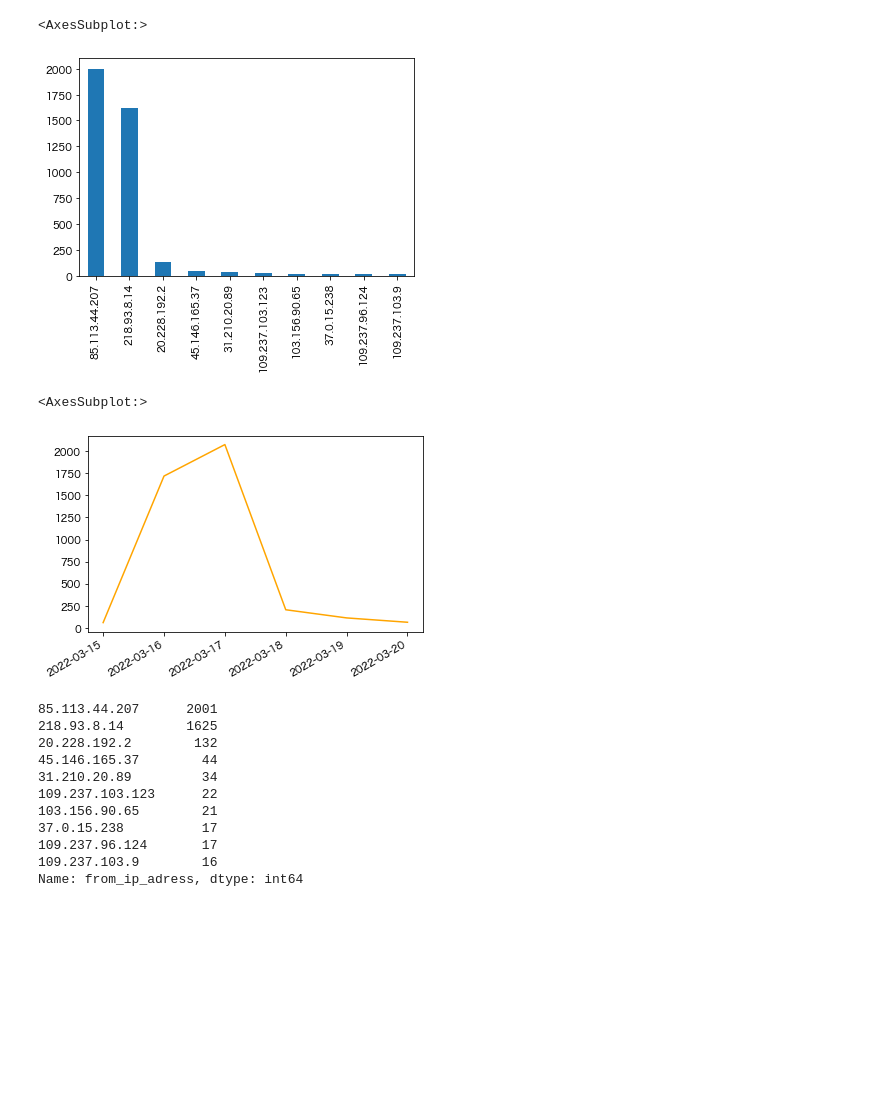
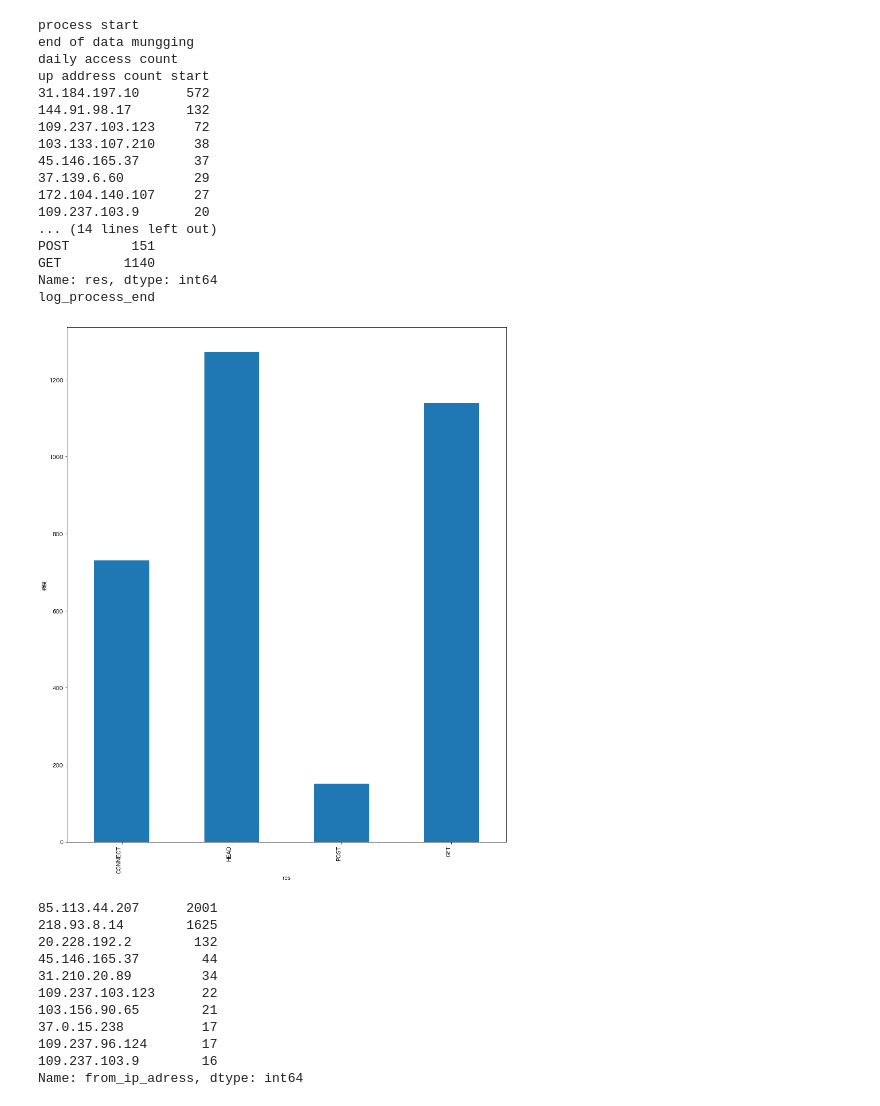
Before and after one commit to takishun/Security_practice_code, a Jupyter notebook: log_an.ipynb, the cells around one changed output. Saved outputs shown, nothing was run; the diff lists cells and outputs as text; code cells hidden in the pictures; blank space fills up the shorter version.

```diff
--- a/log_an.ipynb
+++ b/log_an.ipynb
@@ -63,13 +60,3 @@ data['res'][0]
-# %%
-data['from_ip_adress'].value_counts().sort_values(ascending=False).head(10).plot(kind='bar')
-# %% [output]
-<AxesSubplot:>
-[figure, removed]
-# %%
-data['ymd'].value_counts().plot(color='orange')
-# %% [output]
-<AxesSubplot:>
-[figure, removed]
 # %%
 class log_analytic_code:
     def __init__(self,fpass):
@@ -79,55 +66,97 @@ class log_analytic_code:
         import base64
         warnings.simplefilter('ignore')
         %matplotlib inline
-        self.fpass = pd.read_csv(fpass,delimiter=' ',names=('ymd','time','from_ip_adress','to_ip_address','HTTP','response','TorF','basic64'))
+        self.fpass = pd.read_csv(fpass,delimiter=' ',names=('ymd','time','from_ip_adress','to_ip_address','HTTP','status_code','TorF','basic64'))
 
     def make_access_plot(self):
-        self.fpass['ymd'].value_counts().plot(color='orange')
+        print('daily access count')
+        self.fpass['ymd'].value_counts().plot(color='orange',figsize=(15,15))
         plt.xlabel('日付')
         plt.ylabel('アクセス数')
         plt.grid()
         plt.savefig('access_count.png')
 
     def make_ip_count(self,rank_c):
-        self.fpass['from_ip_adress'].value_counts().sort_values(ascending=False).head(rank_c).plot(kind='bar')
+        print('up address count start')
+        self.fpass['from_ip_adress'].value_counts().sort_values(ascending=False).head(rank_c).plot(kind='bar',figsize=(15,15))
         self.fpass['from_ip_adress'].value_counts().sort_values(ascending=False).to_csv('ip.csv')
         print(self.fpass['from_ip_adress'].value_counts().sort_values(ascending=False).head(rank_c))
         plt.ylabel('アクセス数')
         plt.xlabel('ipアドレス')
         plt.savefig('ip_adress_count.png')
 
     def make_response_plot(self):
-        self.fpass['response'].value_counts().sort_values(ascending=False).plot(kind='bar')
-        print(self.fpass['from_ip_adress'].value_counts().sort_values(ascending=False))
+        print('status code aggrication start')
+
+        self.fpass['status_code'].value_counts().sort_values(ascending=False).plot(kind='bar',figsize=(15,20))
+        print(self.fpass['status_code'].value_counts().sort_values(ascending=False))
         plt.ylabel('頻度')
-        plt.xlabel('レスポンス')
-        plt.savefig('response.png')
+        plt.xlabel('ステータスコード')
+        plt.savefig('status_code.png')
 
-    def make_url_plot(self):
-        pass
+    def make_url_plot(self,rank_c):
+        print('url_aggrication_start')
+        self.fpass['url'].value_counts().sort_values(ascending=True).head(rank_c).plot(kind='bar',figsize=(15,20))
+        print(self.fpass['url'].value_counts().sort_values(ascending=True))
+        plt.ylabel('頻度')
+        plt.xlabel('url')
+        plt.savefig('url.png')
 
-    def make_http_plot(self):
-        pass
+    def make_httpres_plot(self):
+        print('httpres_process')
+        self.fpass['res'].value_counts().sort_values(ascending=True).head().plot(kind='bar',figsize=(15,20))
+        print(self.fpass['res'].value_counts().sort_values(ascending=True))
+        plt.ylabel('頻度')
+        plt.xlabel('res')
+        plt.savefig('res.png')
 
     def display(self):
         print(self.fpass)
 
     def mung(self):
+        print('process start')
         self.fpass['ymd']=self.fpass['ymd'].str.replace('[','')
         self.fpass['time']=self.fpass['time'].str.replace(']','')
         self.fpass['time']=pd.to_datetime(self.fpass['ymd'] + ' ' + self.fpass['time'],format='%Y-%m-%d %H:%M:%S+0900')
         self.fpass['ymd']=pd.to_datetime(self.fpass['ymd'],format='%Y-%m-%d')
         for i in range(0,len(data['basic64'])):
             self.fpass['basic64'][i] = base64.b64decode(self.fpass['basic64'][i]).decode()
 
         self.fpass['res']=self.fpass['HTTP']
         self.fpass['url']=self.fpass['HTTP']
         for i in range(0,len(data['HTTP'])):
             self.fpass['res'][i] = self.fpass['HTTP'].str.split()[i][0]
             self.fpass['url'][i] = self.fpass['HTTP'].str.split()[i][2]
+        print('end of data mungging')
 
         return self.fpass
 
 if __name__ == "__main__":
-    pass
+    log_an = log_analytic_code('/Users/takishun/files20220327/access_log.txt')
+    log_an.mung()
+    log_an.make_access_plot()
+    log_an.make_ip_count(10)
+    log_an.make_url_plot(10)
+    log_an.make_response_plot()
+    log_an.make_httpres_plot()
+    print('log_process_end')
+# %% [output]
+process start
+end of data mungging
+daily access count
+up address count start
+31.184.197.10      572
+144.91.98.17       132
+109.237.103.123     72
+103.133.107.210     38
+45.146.165.37       37
+37.139.6.60         29
+172.104.140.107     27
+109.237.103.9       20
+... (14 lines left out)
+POST        151
+GET        1140
+Name: res, dtype: int64
+log_process_end
+[figure, added]
 # %%
```
Also changed, not shown: parts of 7 cells of this notebook, 13 other files.
